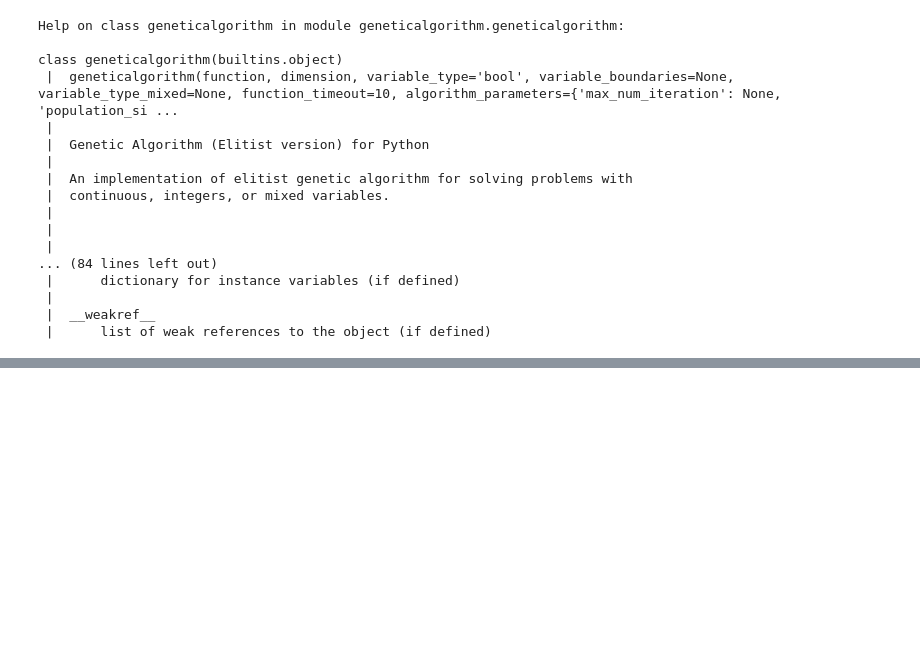
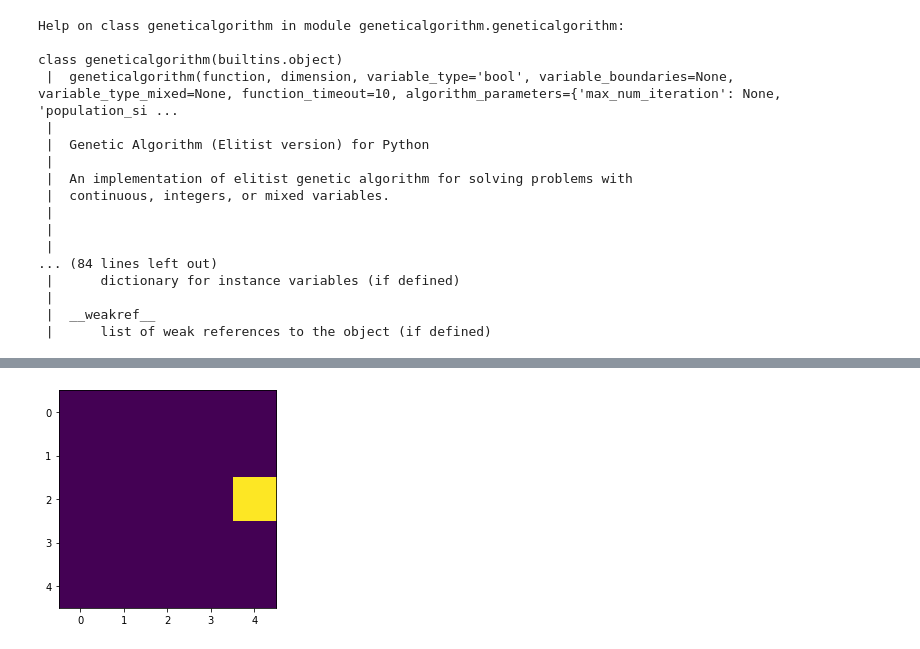
Before and after one commit to rdglpz/optimal_light_sensor_location, a Jupyter notebook: proof of concept.ipynb, the cells around one changed output, grey strips where cells are left out. Saved outputs shown, nothing was run; the diff lists cells and outputs as text; code cells hidden in the pictures; blank space fills up the shorter version.

```diff
--- a/proof of concept.ipynb
+++ b/proof of concept.ipynb
@@ -489,0 +507,6 @@ class geneticalgorithm(builtins.object)
+# %%
+xor_mask = np.logical_xor(A>0,B>0)
+plt.imshow(xor_mask)
+A += xor_mask*B
+# %% [output]
+[figure, added]
```
Also changed, not shown: parts of 9 cells of this notebook, 42 other files.
